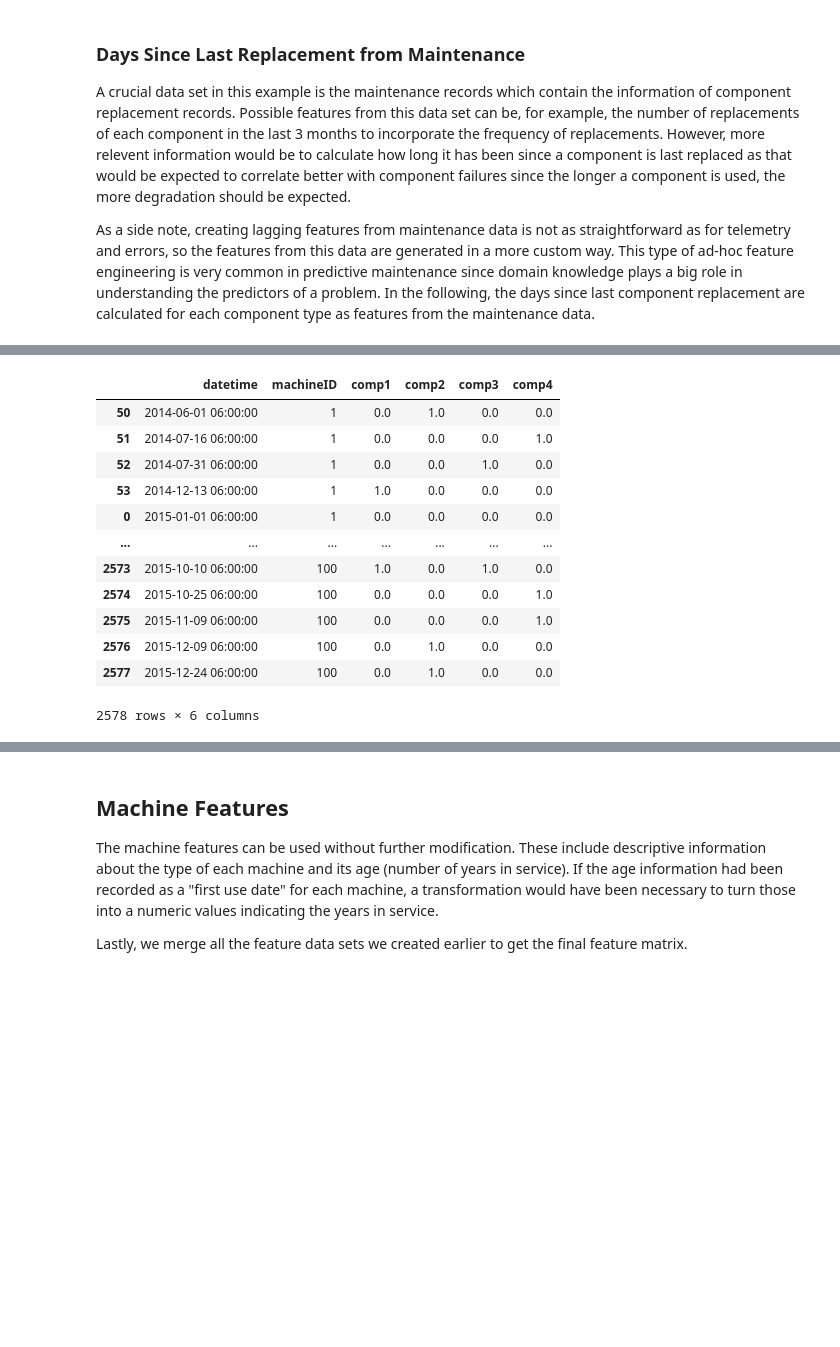
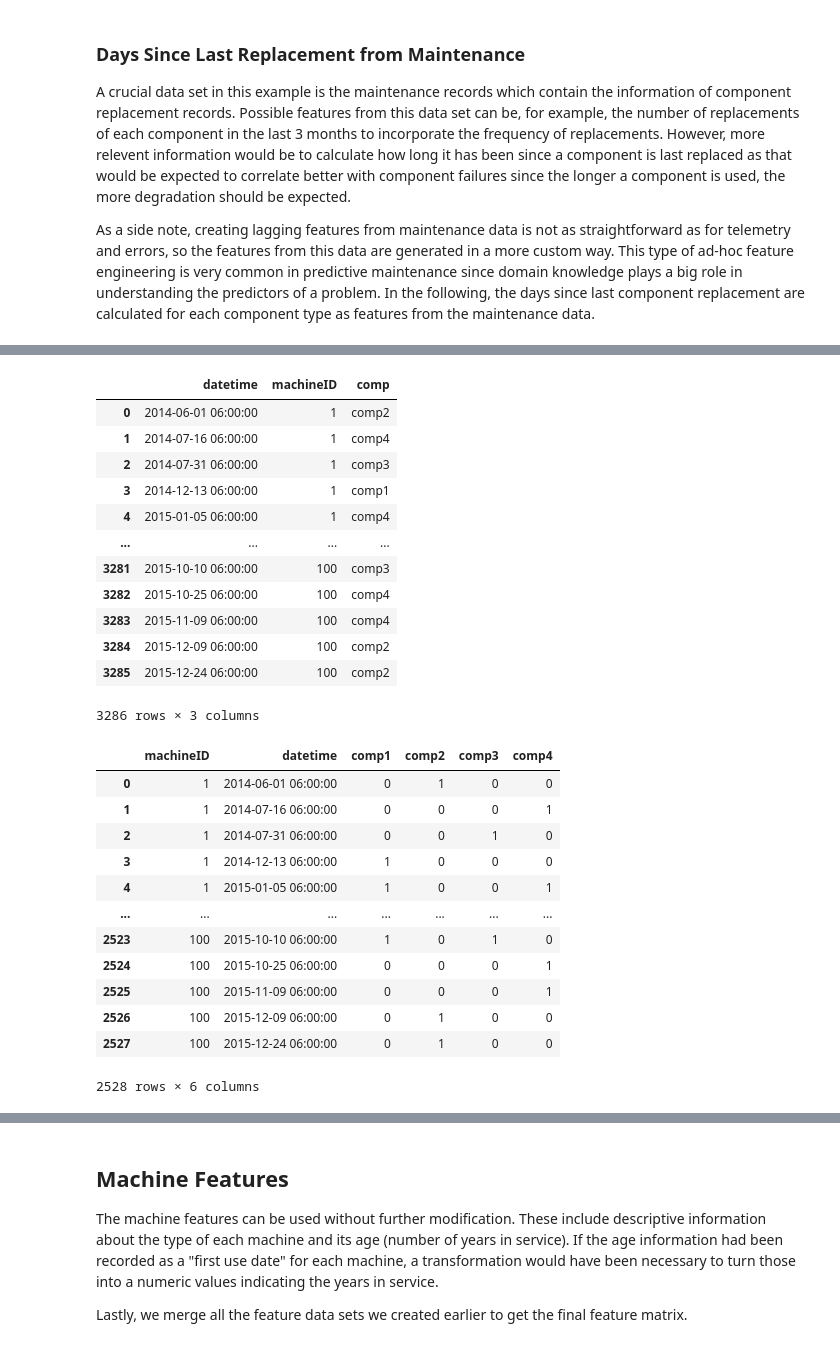
Before and after one commit to andreiciobanu/Predictive_Maintenance_using_Machine-Learning_Microsoft_Casestudy, a Jupyter notebook: Predictive Maintenance using Machine Learning - Telemetry.ipynb, the cells around one changed output, grey strips where cells are left out. Cells and saved outputs as stored; diff of their text form; code cells hidden in the pictures; blank space fills up the shorter version.

```diff
--- a/Predictive Maintenance using Machine Learning - Telemetry.ipynb
+++ b/Predictive Maintenance using Machine Learning - Telemetry.ipynb
@@ -389,8 +389,6 @@ As a side note, creating lagging features from maintenance data is not as straig
 maint['datetime'] = pd.to_datetime(maint['datetime'], format='%Y-%m-%d %H:%M:%S')
 maint['comp'] = maint['comp'].astype('category')
 print("Total Number of maintenance Records: %d" %len(maint.index))
-print(maint.head())
-
-print(maint.value_counts())
+maint
 # %% [output]
 Total Number of maintenance Records: 3286
@@ -416,3 +395,16 @@ Length: 3286, dtype: int64
+|  | datetime | machineID | comp |
+| 0 | 2014-06-01 06:00:00 | 1 | comp2 |
+| 1 | 2014-07-16 06:00:00 | 1 | comp4 |
+| 2 | 2014-07-31 06:00:00 | 1 | comp3 |
+| 3 | 2014-12-13 06:00:00 | 1 | comp1 |
+| 4 | 2015-01-05 06:00:00 | 1 | comp4 |
+| ... | ... | ... | ... |
+| 3281 | 2015-10-10 06:00:00 | 100 | comp3 |
+| 3282 | 2015-10-25 06:00:00 | 100 | comp4 |
+| 3283 | 2015-11-09 06:00:00 | 100 | comp4 |
+| 3284 | 2015-12-09 06:00:00 | 100 | comp2 |
+| 3285 | 2015-12-24 06:00:00 | 100 | comp2 |
+3286 rows × 3 columns
 # %%
 import numpy as np
 
@@ -423,23 +415,18 @@ comp_rep.columns = ['datetime', 'machineID', 'comp1', 'comp2', 'comp3', 'comp4']
 # combine repairs for a given machine in a given hour
 comp_rep = comp_rep.groupby(['machineID', 'datetime']).sum().reset_index()
 
-# add timepoints where no components were replaced
-comp_rep = telemetry[['datetime', 'machineID']].merge(comp_rep,
-                                                      on=['datetime', 'machineID'],
-                                                      how='outer').fillna(0).sort_values(by=['machineID', 'datetime'])
-
 comp_rep
 # %% [output]
-|  | datetime | machineID | comp1 | comp2 | comp3 | comp4 |
-| 50 | 2014-06-01 06:00:00 | 1 | 0.0 | 1.0 | 0.0 | 0.0 |
-| 51 | 2014-07-16 06:00:00 | 1 | 0.0 | 0.0 | 0.0 | 1.0 |
-| 52 | 2014-07-31 06:00:00 | 1 | 0.0 | 0.0 | 1.0 | 0.0 |
-| 53 | 2014-12-13 06:00:00 | 1 | 1.0 | 0.0 | 0.0 | 0.0 |
-| 0 | 2015-01-01 06:00:00 | 1 | 0.0 | 0.0 | 0.0 | 0.0 |
+|  | machineID | datetime | comp1 | comp2 | comp3 | comp4 |
+| 0 | 1 | 2014-06-01 06:00:00 | 0 | 1 | 0 | 0 |
+| 1 | 1 | 2014-07-16 06:00:00 | 0 | 0 | 0 | 1 |
+| 2 | 1 | 2014-07-31 06:00:00 | 0 | 0 | 1 | 0 |
+| 3 | 1 | 2014-12-13 06:00:00 | 1 | 0 | 0 | 0 |
+| 4 | 1 | 2015-01-05 06:00:00 | 1 | 0 | 0 | 1 |
 | ... | ... | ... | ... | ... | ... | ... |
-| 2573 | 2015-10-10 06:00:00 | 100 | 1.0 | 0.0 | 1.0 | 0.0 |
-| 2574 | 2015-10-25 06:00:00 | 100 | 0.0 | 0.0 | 0.0 | 1.0 |
-| 2575 | 2015-11-09 06:00:00 | 100 | 0.0 | 0.0 | 0.0 | 1.0 |
-| 2576 | 2015-12-09 06:00:00 | 100 | 0.0 | 1.0 | 0.0 | 0.0 |
-| 2577 | 2015-12-24 06:00:00 | 100 | 0.0 | 1.0 | 0.0 | 0.0 |
+| 2523 | 100 | 2015-10-10 06:00:00 | 1 | 0 | 1 | 0 |
+| 2524 | 100 | 2015-10-25 06:00:00 | 0 | 0 | 0 | 1 |
+| 2525 | 100 | 2015-11-09 06:00:00 | 0 | 0 | 0 | 1 |
+| 2526 | 100 | 2015-12-09 06:00:00 | 0 | 1 | 0 | 0 |
+| 2527 | 100 | 2015-12-24 06:00:00 | 0 | 1 | 0 | 0 |
-2578 rows × 6 columns
+2528 rows × 6 columns
```
Also changed, not shown: parts of 4 cells of this notebook, 4 other files.
